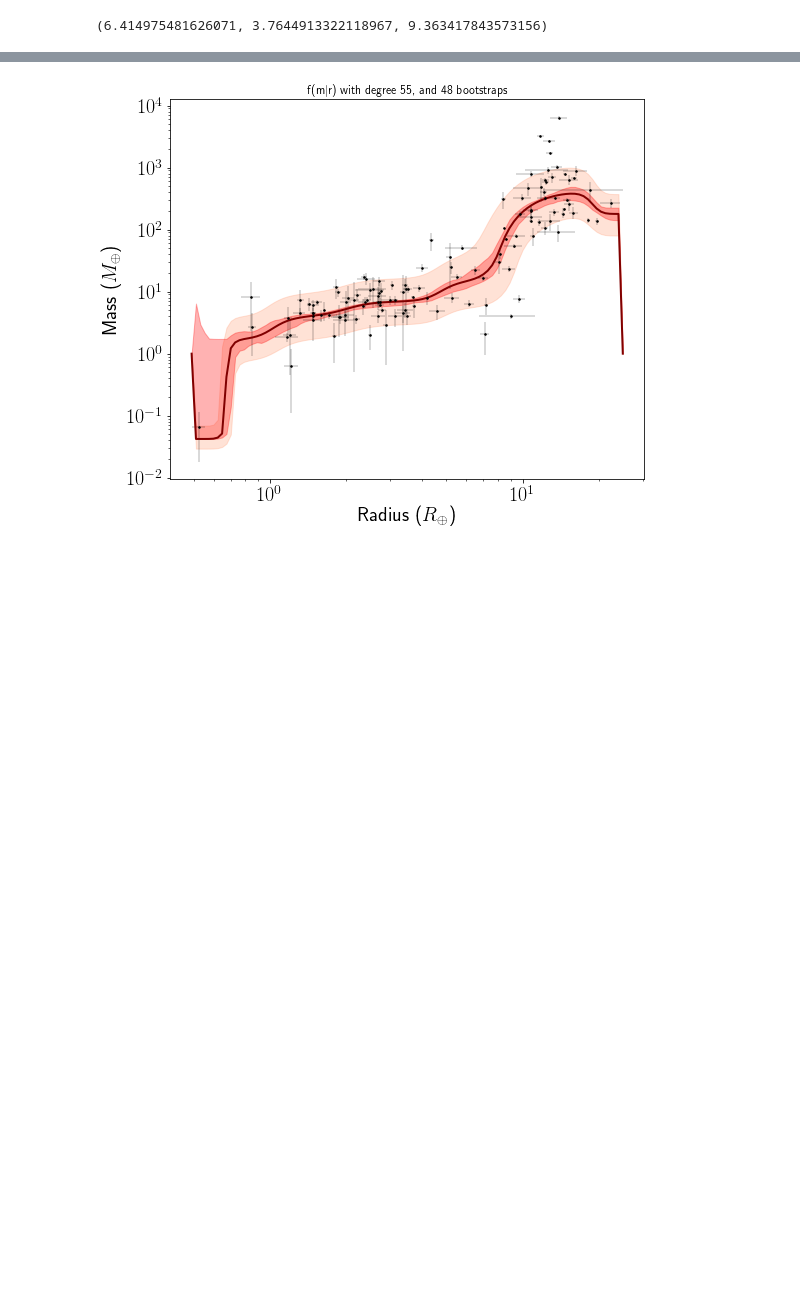
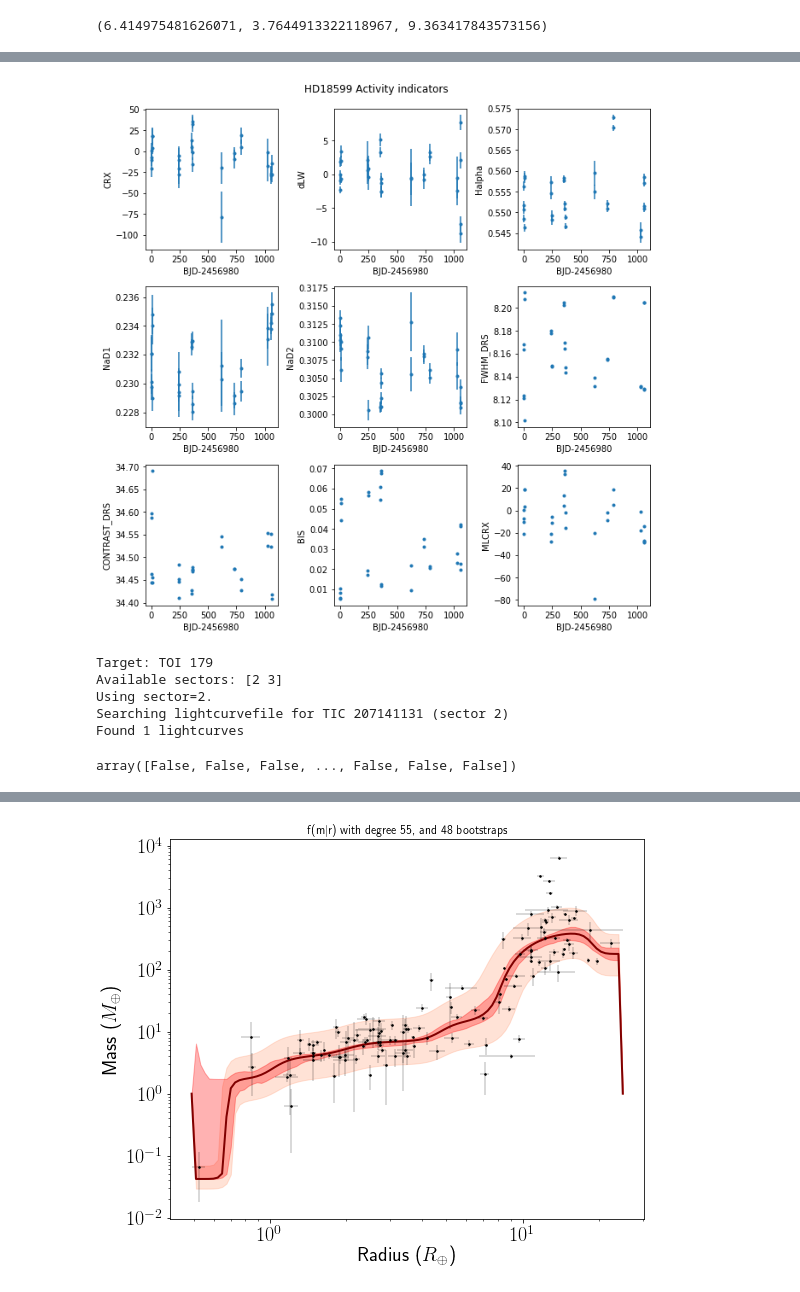
Before and after one commit to jpdeleon/chronos, a Jupyter notebook: notebooks/examples-planet.ipynb, the cells around one changed output, grey strips where cells are left out. Saved outputs shown, nothing was run; the diff lists cells and outputs as text; code cells hidden in the pictures; blank space fills up the shorter version.

```diff
--- a/notebooks/examples-planet.ipynb
+++ b/notebooks/examples-planet.ipynb
@@ -97,0 +139,22 @@ K-K_sighi, K, K+K_sighi
+# %%
+fig = p.plot_harps_rv_scatter(data_type='activity')
+# %% [output]
+[figure, added]
+# %%
+sc = cr.ShortCadence(toiid=179)
+lc = sc.get_lc()
+# %% [output]
+Target: TOI 179
+Available sectors: [2 3]
+Using sector=2.
+Searching lightcurvefile for TIC 207141131 (sector 2)
+Found 1 lightcurves
+# %%
+tmask = cr.get_transit_mask(lc,
+                            period=p.toi_period,
+                            epoch=p.toi_epoch,
+                            duration_hours=p.toi_duration
+                           )
+tmask
+# %% [output]
+array([False, False, False, ..., False, False, False])
```
Also changed, not shown: parts of 17 cells of this notebook, 5 other files.
